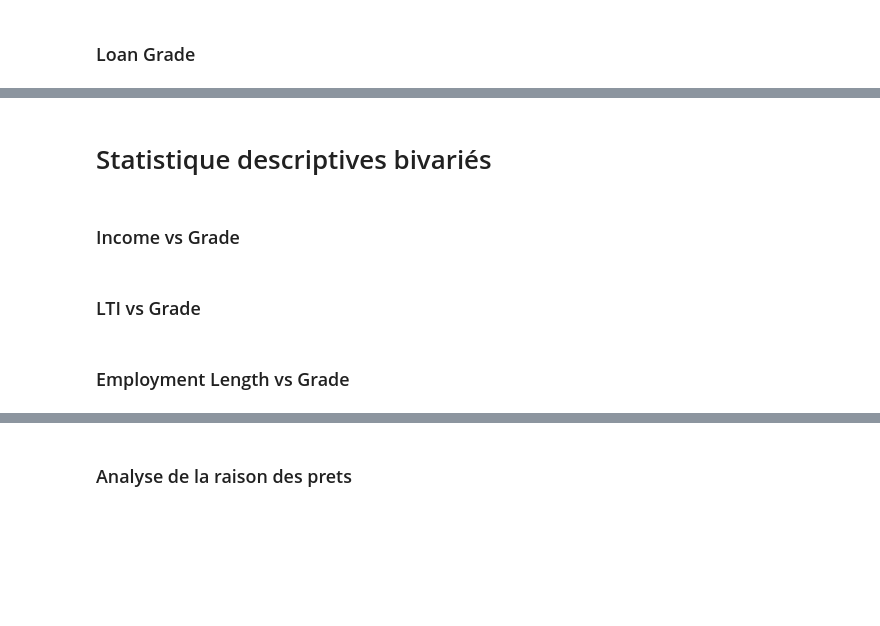
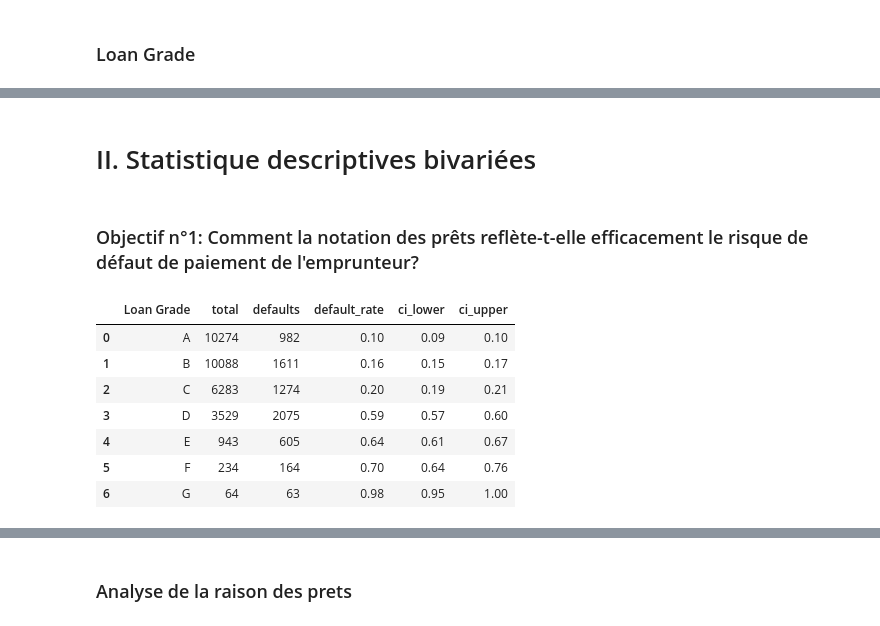
Before and after one commit to YATABARE-Cheikna-Amala/Projet-Final-Python_Pour_la_Data_Science, a Jupyter notebook: Projet_python_pour_la_data_science.ipynb, the cells around one changed output, grey strips where cells are left out. Drawn from its saved outputs; the diff is of its cells as text; code cells hidden in the pictures; blank space fills up the shorter version.

```diff
--- a/Projet_python_pour_la_data_science.ipynb
+++ b/Projet_python_pour_la_data_science.ipynb
@@ -79,8 +256,8 @@ analyse_categorielle(data, "Loan Grade")
 # %% [markdown]
-# Statistique descriptives bivariés
+# II. Statistique descriptives bivariées
 # %%
 from statistique_descriptive import bivarié_cat_num
 from statistique_descriptive import bivarié_cat_cat
 from scipy import stats
 # %% [markdown]
-### Income vs Grade
+### Objectif n°1: Comment la notation des prêts reflète-t-elle efficacement le risque de défaut de paiement de l'emprunteur?
@@ -89,2 +263,0 @@ bivarié_cat_num(data, "Loan Grade", "Annual Income")
-# %% [markdown]
-### LTI vs Grade
@@ -93,2 +263,0 @@ bivarié_cat_cat(data, "Loan Grade", "LTI Group")
-# %% [markdown]
-### Employment Length vs Grade
@@ -96,0 +264,33 @@ bivarié_cat_num(data, "LTI Group","Employment Length (Years)")
+# %%
+def default_summary(data, group_col):
+    return data.groupby(group_col).agg(
+        # Nombre total d'emprunteurs dans chaque groupe (taille de l'échantillon — critique pour la fiabilité)
+        total=('Default Status', 'count'),
+
+        # Nombre d'emprunteurs ayant fait défaut (somme des 1 dans la cible binaire)
+        defaults=('Default Status', 'sum'),
+
+        # Taux de défaut = moyenne de la cible binaire = proportion de défauts dans le groupe
+        default_rate=('Default Status', 'mean'),
+
+        # Borne inférieure de l'intervalle de confiance à 95% pour le taux de défaut.
+        # Utilise un intervalle de Wald (approximation normale) via statsmodels.proportion_confint.
+        # Des intervalles plus larges signalent des estimations moins fiables (généralement pour les petits groupes).
+        ci_lower=('Default Status', lambda x: proportion_confint(x.sum(), len(x), alpha=0.05)[0]),
+
+        # Borne supérieure de l'intervalle de confiance à 95% pour le taux de défaut.
+        ci_upper=('Default Status', lambda x: proportion_confint(x.sum(), len(x), alpha=0.05)[1])
+    ).reset_index()  # Aplatit l'index du groupby en une colonne ordinaire pour un affichage facile
+# %%
+#résumé par grade de prêt
+pd.set_option('display.float_format', '{:,.2f}'.format)
+default_summary(data, 'Loan Grade')
+# %% [output]
+|  | Loan Grade | total | defaults | default_rate | ci_lower | ci_upper |
+| 0 | A | 10274 | 982 | 0.10 | 0.09 | 0.10 |
+| 1 | B | 10088 | 1611 | 0.16 | 0.15 | 0.17 |
+| 2 | C | 6283 | 1274 | 0.20 | 0.19 | 0.21 |
+| 3 | D | 3529 | 2075 | 0.59 | 0.57 | 0.60 |
+| 4 | E | 943 | 605 | 0.64 | 0.61 | 0.67 |
+| 5 | F | 234 | 164 | 0.70 | 0.64 | 0.76 |
+| 6 | G | 64 | 63 | 0.98 | 0.95 | 1.00 |
```
Also changed, not shown: parts of 39 cells of this notebook, 1 other file.
